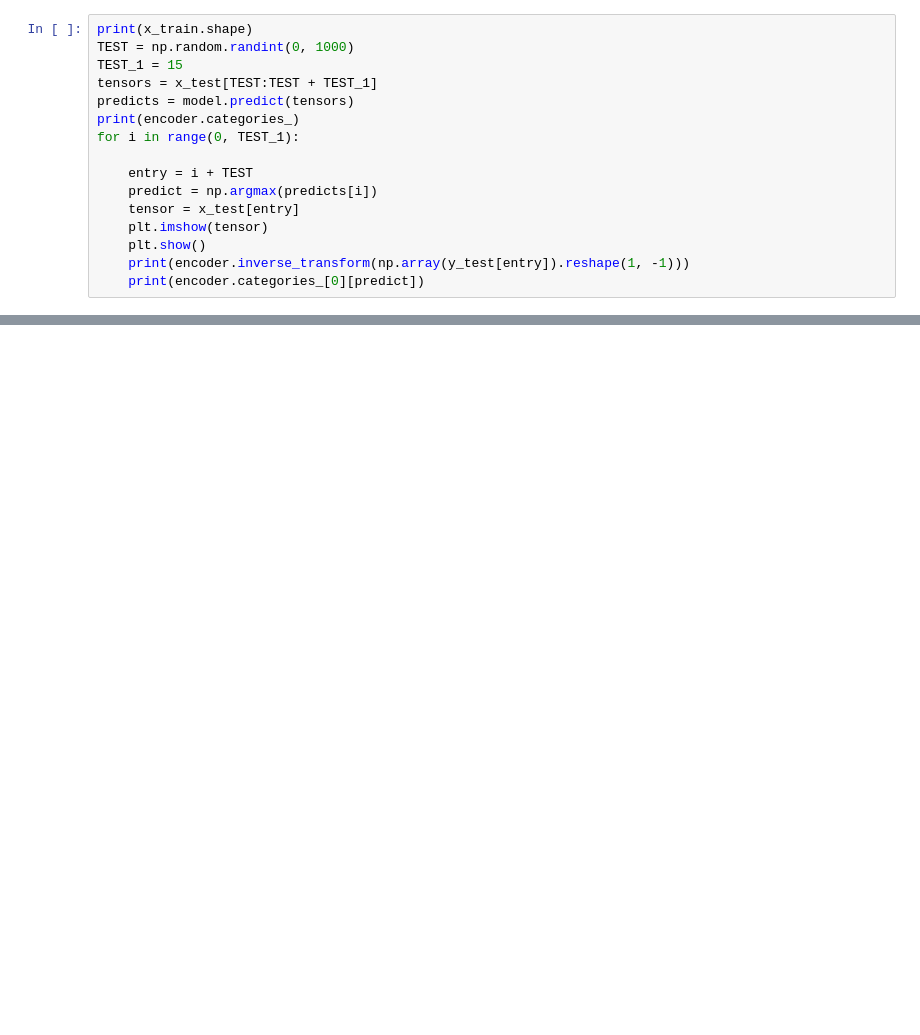
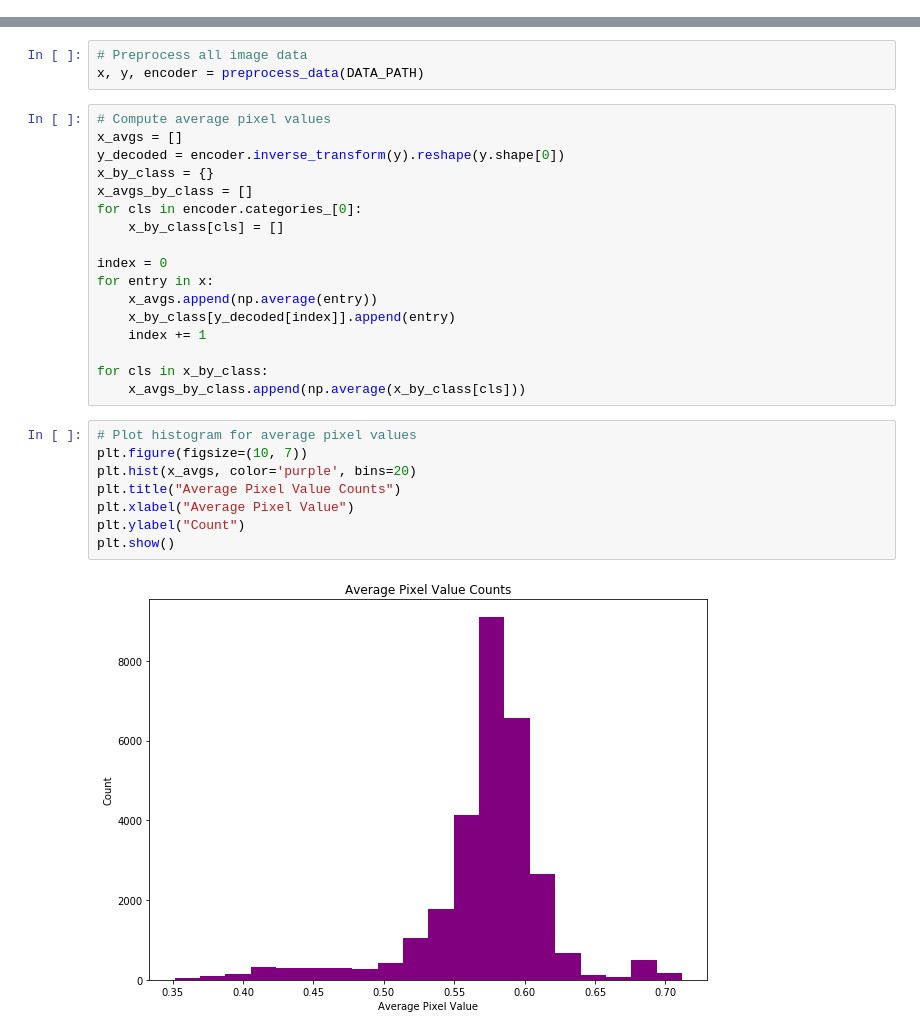
Before and after one commit to varunthakkar1/ds4400-final, a Jupyter notebook: asl-prediction.ipynb, the cells around one changed output, grey strips where cells are left out. Saved outputs shown, nothing was run; the diff lists cells and outputs as text; blank space fills up the shorter version.

```diff
--- a/asl-prediction.ipynb
+++ b/asl-prediction.ipynb
@@ -269,16 +0,0 @@ plt.show()
-# %%
-print(x_train.shape)
-TEST = np.random.randint(0, 1000)
-TEST_1 = 15
-tensors = x_test[TEST:TEST + TEST_1]
-predicts = model.predict(tensors)
-print(encoder.categories_)
-for i in range(0, TEST_1):
-
-    entry = i + TEST
-    predict = np.argmax(predicts[i])
-    tensor = x_test[entry]
-    plt.imshow(tensor)
-    plt.show()
-    print(encoder.inverse_transform(np.array(y_test[entry]).reshape(1, -1)))
-    print(encoder.categories_[0][predict])
@@ -306,0 +65,30 @@ P
+# %%
+# Preprocess all image data
+x, y, encoder = preprocess_data(DATA_PATH)
+# %%
+# Compute average pixel values
+x_avgs = []
+y_decoded = encoder.inverse_transform(y).reshape(y.shape[0])
+x_by_class = {}
+x_avgs_by_class = []
+for cls in encoder.categories_[0]:
+    x_by_class[cls] = []
+
+index = 0
+for entry in x:
+    x_avgs.append(np.average(entry))
+    x_by_class[y_decoded[index]].append(entry)
+    index += 1
+
+for cls in x_by_class:
+    x_avgs_by_class.append(np.average(x_by_class[cls]))
+# %%
+# Plot histogram for average pixel values
+plt.figure(figsize=(10, 7))
+plt.hist(x_avgs, color='purple', bins=20)
+plt.title("Average Pixel Value Counts")
+plt.xlabel("Average Pixel Value")
+plt.ylabel("Count")
+plt.show()
+# %% [output]
+[figure, added]
```
Also changed, not shown: parts of 49 cells of this notebook.
